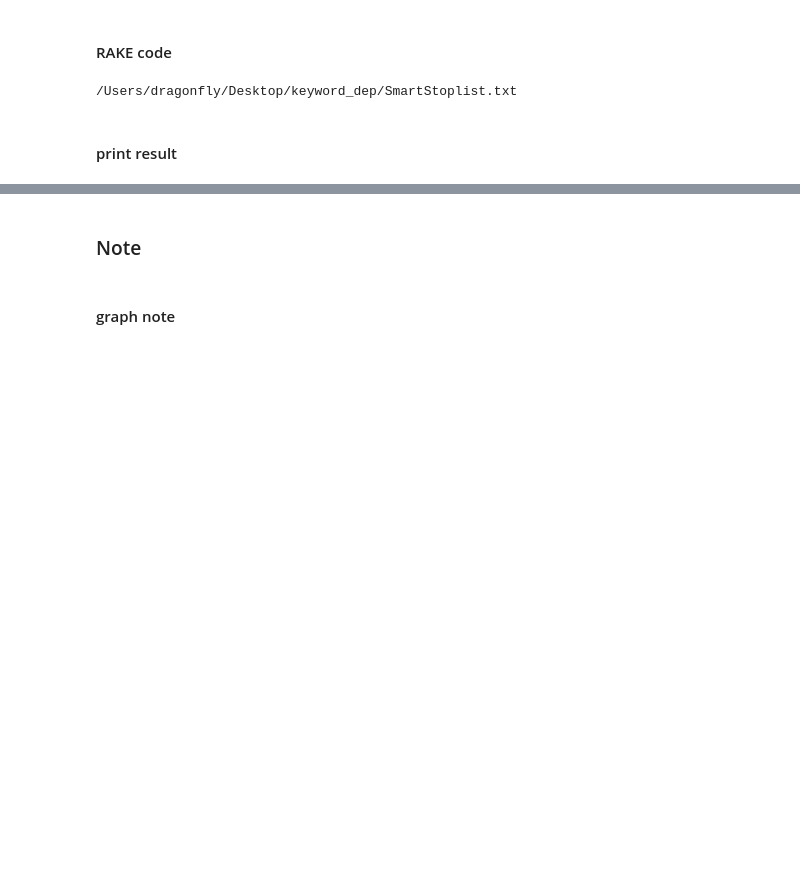
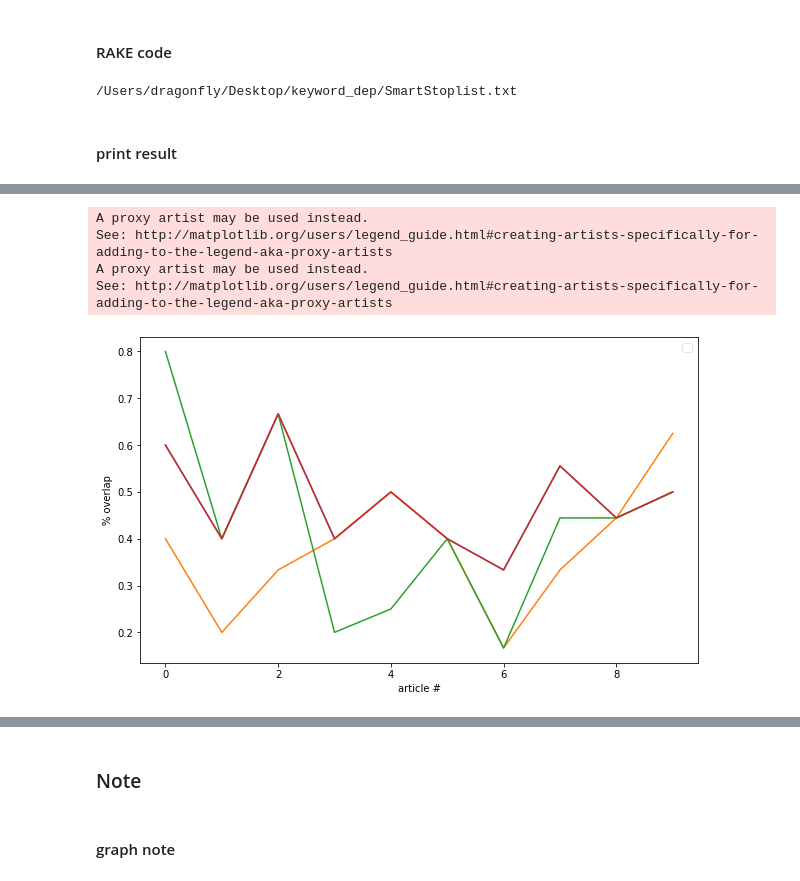
Before and after one commit to s103321048/keyword_dep, a Jupyter notebook: new_ann_for_spacy.ipynb, the cells around one changed output, grey strips where cells are left out. Cells and saved outputs as stored; diff of their text form; code cells hidden in the pictures; blank space fills up the shorter version.

Commit message:
add textrank overlap score + plt all result

```diff
--- a/new_ann_for_spacy.ipynb
+++ b/new_ann_for_spacy.ipynb
@@ -770,9 +772,11 @@ tfidf_list = tfidf_score(content_list)
 ### TFIDF
 
 total_score = 0
+tfidf_score_list = []
 for title, tfidf in zip(title_list, tfidf_list):
     score = overlap_score(title, tfidf, show_info=True)  #topk=20, show_info=False, show_keywords=False):
     total_score += score
+    tfidf_score_list.append(score)
     print(score)
 print("final_score:", total_score / len(title_list))
 # %% [output]
@@ -885,0 +1066,20 @@ final_score: 0.31374458874458877
+# %%
+content_list = []
+for news in news_list:
+    content_list.append(news["content"])
+
+title_list = []
+for news in news_list:
+    title_list.append(news["title"])
+
+textrank_list = textrank_score(content_list)
+### TFIDF
+
+total_score = 0
+textrank_score_list = []
+for title, textrank in zip(title_list, textrank_list):
+    score = overlap_score(title, textrank, show_info=True)  #topk=20, show_info=False, show_keywords=False):
+    total_score += score
+    textrank_score_list.append(score)
+    print(score)
+print("final_score:", total_score / len(title_list))
@@ -885,0 +1104,29 @@ final_score: 0.31374458874458877
+# %%
+import numpy as np
+import matplotlib.pyplot as plt
+
+plt.figure(figsize=(10,6))
+
+y = []
+for m, i, r, t in zip(mydep_score_list, tfidf_score_list,
+                      rake_score_list, textrank_score_list):
+    y.append([m,i,r,t])
+
+x = [i for i in range(len(mydep_score_list))]
+
+# 產生三組，每組 200 個隨機常態分布元素
+# x = [i for i in range(200)]
+# y = np.random.randn(200, 5).cumsum(0)
+
+plots = (x,y)
+plt.legend(plots, ('mydep', 'tfidf', 'rake', 'textrank'), loc='best', framealpha=0.5, prop={'size': 'large', 'family': 'monospace'})
+plt.xlabel('article #')
+plt.ylabel('% overlap')
+plots = plt.plot(x, y)
+plt.show()
+# %% [output]
+A proxy artist may be used instead.
+See: http://matplotlib.org/users/legend_guide.html#creating-artists-specifically-for-adding-to-the-legend-aka-proxy-artists
+A proxy artist may be used instead.
+See: http://matplotlib.org/users/legend_guide.html#creating-artists-specifically-for-adding-to-the-legend-aka-proxy-artists
+[figure, added]
```
Also changed, not shown: parts of 14 cells of this notebook.
